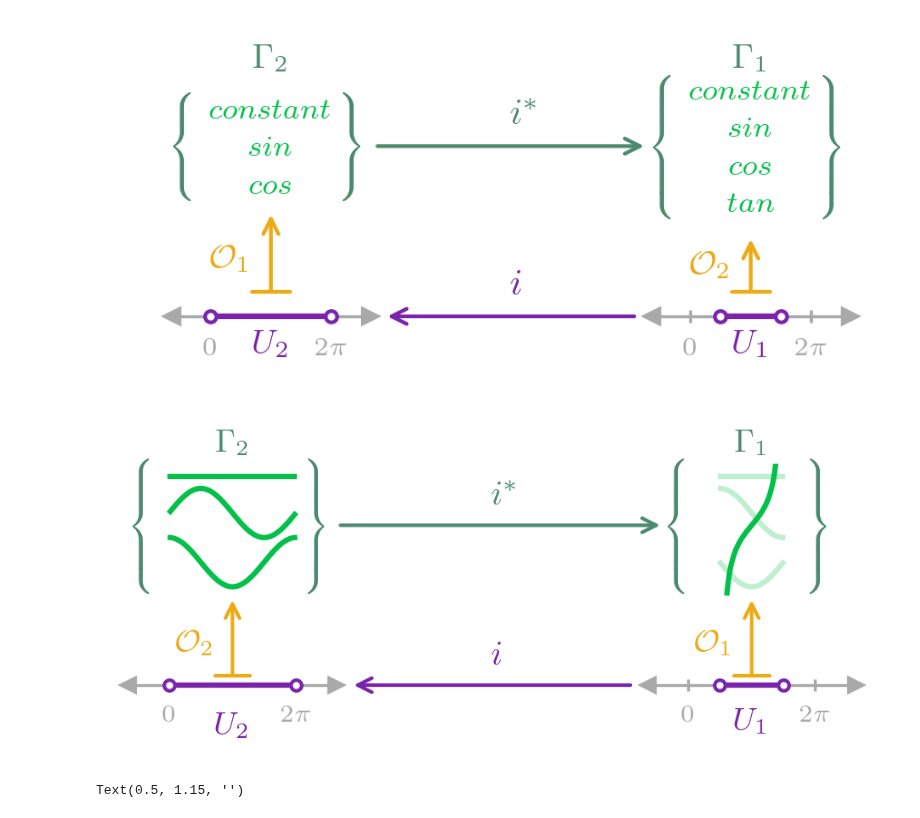
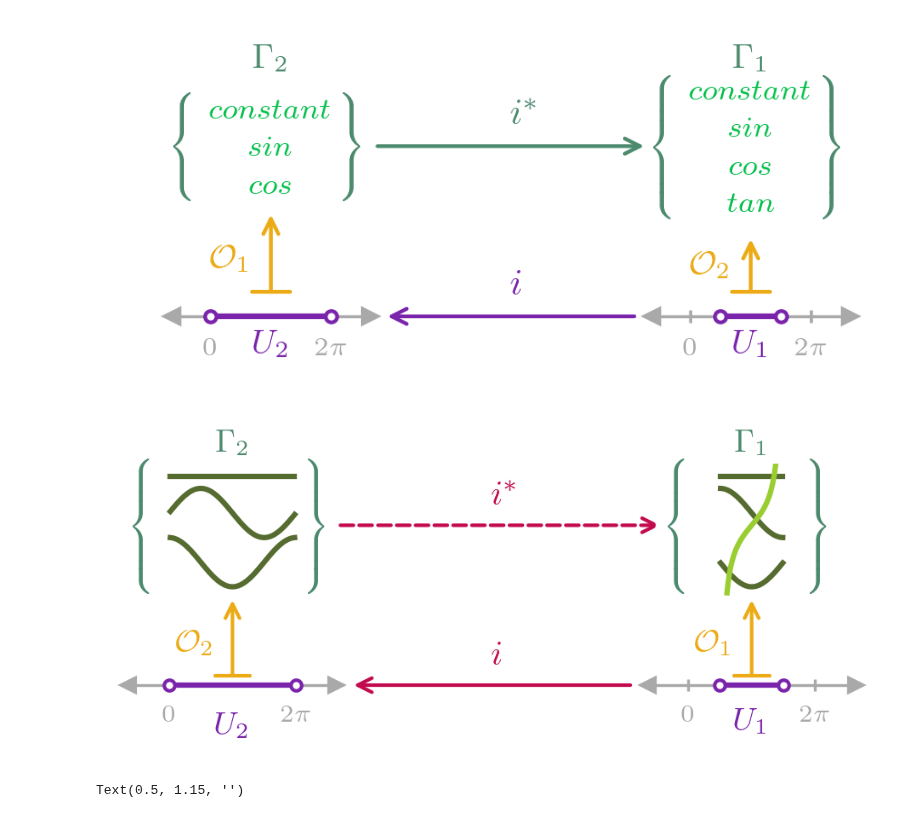
Before and after one commit to story645/team, a Jupyter notebook: paper/figcode/equation_diagrams.ipynb, the cells around one changed output. Cells and saved outputs as stored; diff of their text form; code cells hidden in the pictures.

```diff
--- a/paper/figcode/equation_diagrams.ipynb
+++ b/paper/figcode/equation_diagrams.ipynb
@@ -153,16 +153,20 @@ u1x = [np.pi/2, 3*np.pi/2]
 ln2, = u2.plot(u2x, [0,0], **p_kwargs)
 ln1, = u1.plot(u1x, [0,0],**p_kwargs)
 
+g1_color = 'darkolivegreen'
+g2_color = 'yellowgreen'
+
 u2xv = np.linspace(u2x[0], u2x[-1], 100)[1:-1]
 u1xv = np.linspace(u1x[0], u1x[1], 100)[1:-1]
 tu1xv = u1xv[10:-10]
 tu1yv = np.tan(tu1xv)*.1 + .65
-u1.plot(tu1xv, tu1yv, color=pcd['section'])
+u1.plot(tu1xv, tu1yv, color=g2_color, zorder=10)
 
-for axs, x, alpha in [(u1, u1xv, .25), (u2, u2xv, 1)]:
-    axs.plot(x, np.ones(x.shape)*.85, color=pcd['section'], alpha=alpha)
-    axs.plot(x, np.sin(x)*.1 + .7, color=pcd['section'], alpha=alpha)
-    axs.plot(x, np.cos(x)*.1 + .5, color=pcd['section'], alpha=alpha)
+
+for axs, x, alpha in [(u1, u1xv, 1), (u2, u2xv, 1)]:
+    axs.plot(x, np.ones(x.shape)*.85, color=g1_color, alpha=alpha)
+    axs.plot(x, np.sin(x)*.1 + .7, color=g1_color, alpha=alpha)
+    axs.plot(x, np.cos(x)*.1 + .5, color=g1_color, alpha=alpha)
 
 
 br1 = u1.text(np.pi, np.min(tu1yv) + np.ptp(tu1yv)/2, r'$\begin{Bmatrix}\phantom{constant}\\ \phantom{sin} \\ \phantom{cos} \\ \phantom{tan}\end{Bmatrix}$',
@@ -178,38 +182,38 @@ g1a = ax.annotate(r"$\Gamma_1$", (.5, 1), color=pcd['set'],
 g2a = ax.annotate(r"$\Gamma_2$", (.5, 0), color=pcd['set'],
                   xycoords=(br2, g1a), va='bottom', ha='center', fontsize=fs['small'])
 
 u1a = u1.annotate(f"$U_1$", (0.5, .01), xycoords=(g1a, 'axes fraction'),
                   color=pcd['base'], va='top', ha='center', fontsize=fs['small'])
 u2a = u2.annotate(f"$U_2$", (0.5, -.01), xycoords=(g2a, 'axes fraction'),
                   color=pcd['base'], va='top', ha='center', fontsize=fs['small'])
 # annotate: tail, head
 
 u1_u2 = ax.annotate("", (1.05, 0), (-.05,0), xycoords=(u2.transAxes, u2.transData),
                     textcoords= (u1.transAxes, u1.transData),
-                    arrowprops=dict(arrowstyle = "->", color=pcd['base']))
+                    arrowprops=dict(arrowstyle = "->", color=pcd['monoid']))
 
 u1_u2_l = ax.annotate(r"$i$", (.5, 1.5), xycoords=u1_u2,
-                      color=pcd['base'], ha='center', va='bottom', fontsize=fs['normal'])
+                      color=pcd['monoid'], ha='center', va='bottom', fontsize=fs['normal'])
 
 g2_g1 = ax.annotate("", (0, .5), (1,.5) , xycoords=br1, textcoords=br2,
-                   arrowprops=dict(arrowstyle = "->", color=pcd['set']), zorder=10)
+                   arrowprops=dict(arrowstyle = "->", color=pcd['monoid'], linestyle='--'), zorder=10)
 
 g2_g1_l = ax.annotate("$i^*$", (0, 1.5), xycoords=(u1_u2_l, g2_g1),
-                      color=pcd['set'], va='bottom', fontsize=fs['normal'])
+                      color=pcd['monoid'], va='bottom', fontsize=fs['normal'])
 
 
 for l, axsh in [(r"$\mathcal{O}_{2}$", u2), (r"$\mathcal{O}_{1}$", u1)]:
     sheaf = axsh.annotate("", (np.pi, .375), (np.pi, .01), arrowprops=dict(arrowstyle="]->,widthA=.5,lengthA=0", color=pcd['sheaf']))
     axsh.annotate(l, (0, .5), xycoords=sheaf, ha='right', va='center', color=pcd['sheaf'], fontsize=fs['small'])
 
 
 
 ax.axis('off')
 ax.set(xlim=(0,1), ylim=(0,1))
 fig.savefig(paper_path/'presheaf.pdf', bbox_inches='tight', backend='pgf')
 fig.savefig(paper_path/'presheaf.png', bbox_inches='tight')
 # %% [output]
-[figure, old version]
+[figure, new version]
 # %%
 sheafs[2]
 # %% [output]
```
Also changed, not shown: 7 other files.
